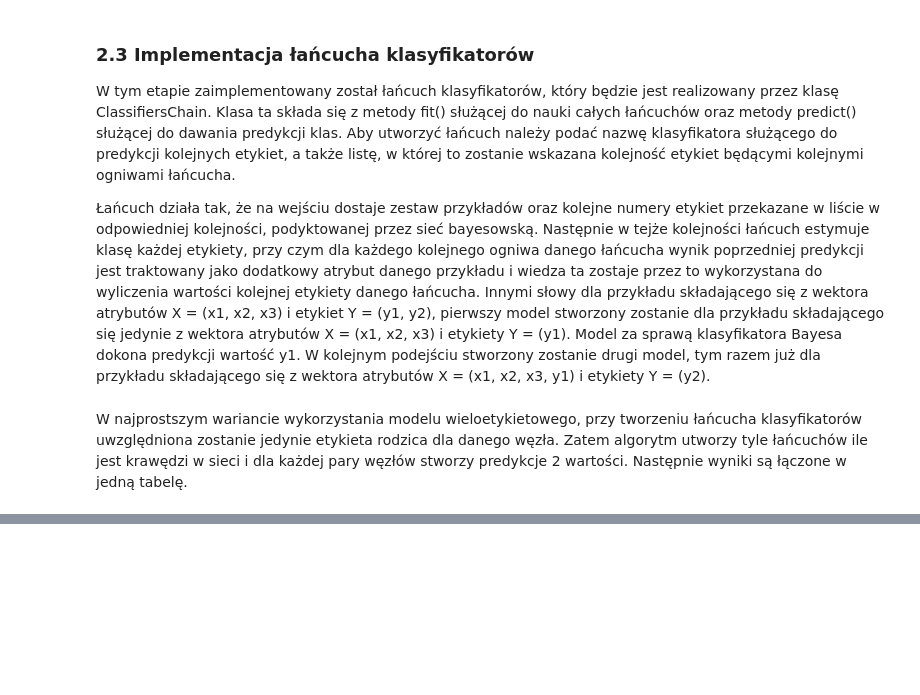
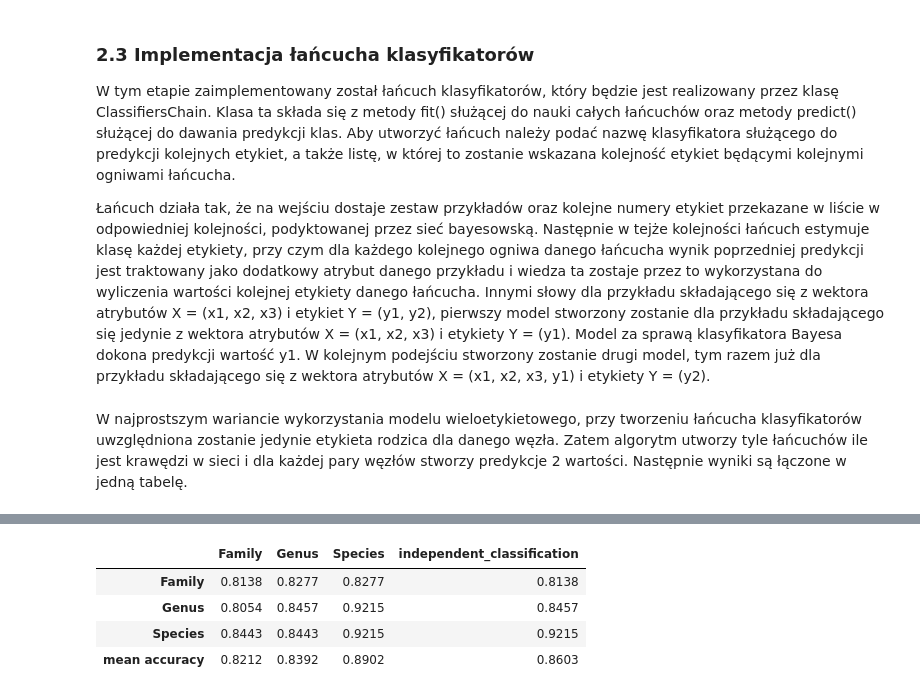
Before and after one commit to wm860/bayesian-chain-classifiers, a Jupyter notebook: ZUM_Bayesian_Chain.ipynb, the cells around one changed output, grey strips where cells are left out. Drawn from its saved outputs; the diff is of its cells as text; code cells hidden in the pictures; blank space fills up the shorter version.

```diff
--- a/ZUM_Bayesian_Chain.ipynb
+++ b/ZUM_Bayesian_Chain.ipynb
@@ -333,0 +428,42 @@ chains
+# %%
+from sklearn.naive_bayes import GaussianNB
+
+
+def independent_classification_acc(X_train, y_train, y_test):
+  acs = []
+  gnb = GaussianNB()
+
+  for name in y_test.columns:
+    y_pred = gnb.fit(X_train, y_train[name]).predict(X_test)
+    acs.append(accuracy_score(y_test[name], y_pred))
+  return acs
+
+
+def independent_classification_f1(X_train, y_train, y_test):
+  acs = []
+  gnb = GaussianNB()
+
+  for name in y_test.columns:
+    y_pred = gnb.fit(X_train, y_train[name]).predict(X_test)
+    acs.append(f1_score(y_test[name], y_pred,average="macro"))
+  return acs
+# %%
+col_acc = independent_classification_acc(X_train=X_train, y_train=y_train_encoded, y_test=y_test_encoded)
+col_f1 = independent_classification_f1(X_train=X_train, y_train=y_train_encoded, y_test=y_test_encoded)
+# %%
+df_acc['independent_classification'] = col_acc
+df_f1['independent_classification'] = col_f1
+df_acc.loc['mean accuracy'] = df_acc.mean()
+df_f1.loc['mean f1'] = df_f1.mean()
+df_acc = df_acc.apply(pd.to_numeric, errors='coerce')
+df_acc = df_acc.round(4)
+df_f1 = df_f1.apply(pd.to_numeric, errors='coerce')
+df_f1 = df_f1.round(4)
+# %%
+df_acc
+# %% [output]
+|  | Family | Genus | Species | independent_classification |
+| Family | 0.8138 | 0.8277 | 0.8277 | 0.8138 |
+| Genus | 0.8054 | 0.8457 | 0.9215 | 0.8457 |
+| Species | 0.8443 | 0.8443 | 0.9215 | 0.9215 |
+| mean accuracy | 0.8212 | 0.8392 | 0.8902 | 0.8603 |
```
Also changed, not shown: parts of 33 cells of this notebook, 1 other file.
